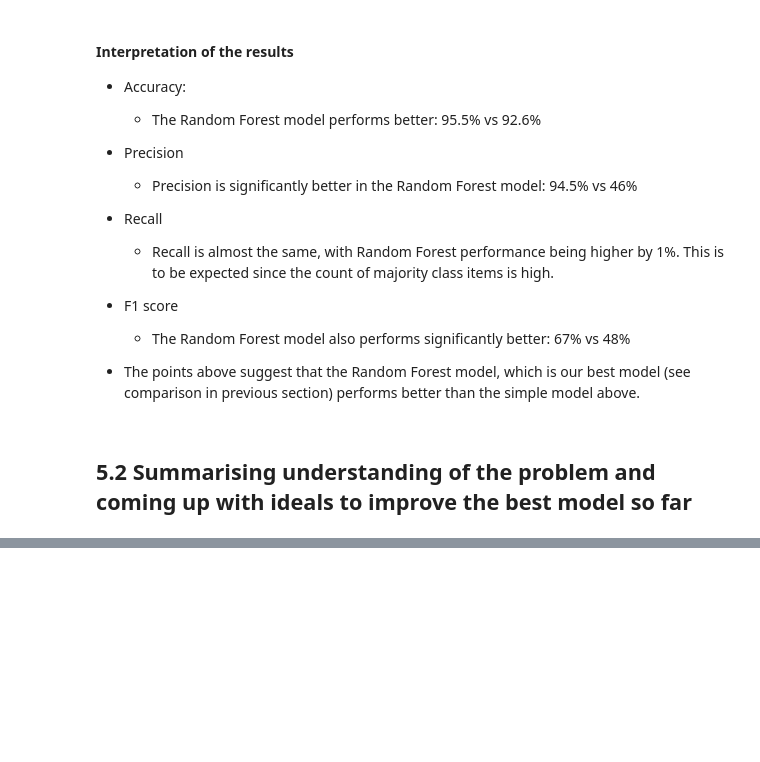
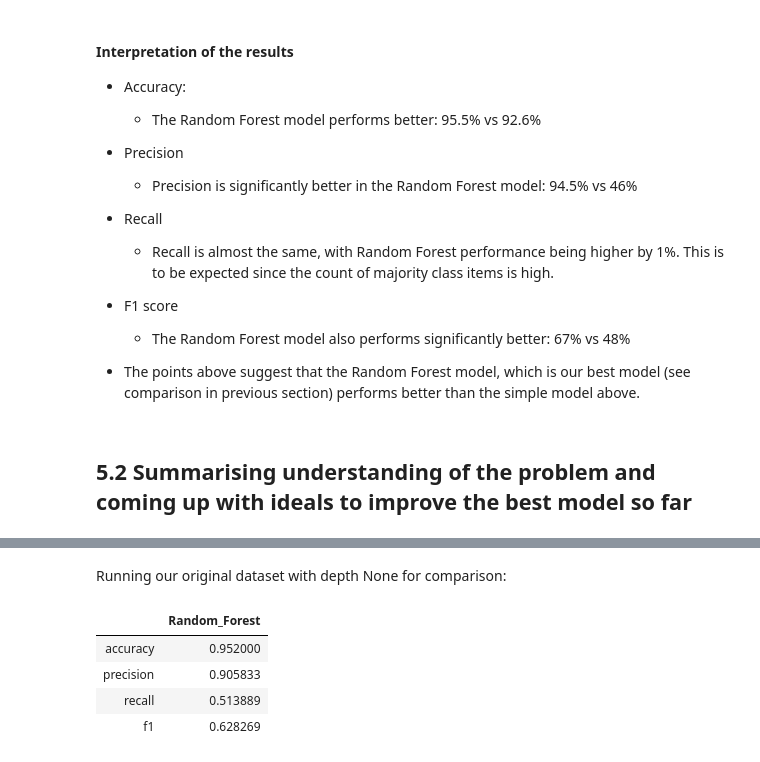
Before and after one commit to estermcgarry/dataanalytics_hw_2, a Jupyter notebook: HW2_McGarry_19205519.ipynb, the cells around one changed output, grey strips where cells are left out. Saved outputs shown, nothing was run; the diff lists cells and outputs as text; code cells hidden in the pictures; blank space fills up the shorter version.

```diff
--- a/HW2_McGarry_19205519.ipynb
+++ b/HW2_McGarry_19205519.ipynb
@@ -2110,0 +2189,10 @@ f1              0.666401
+# %% [markdown]
+Running our original dataset with depth None for comparison:
+# %%
+cross_val_results_df
+# %% [output]
+|  | Random_Forest |
+| accuracy | 0.952000 |
+| precision | 0.905833 |
+| recall | 0.513889 |
+| f1 | 0.628269 |
```
Also changed, not shown: parts of 34 cells of this notebook.
